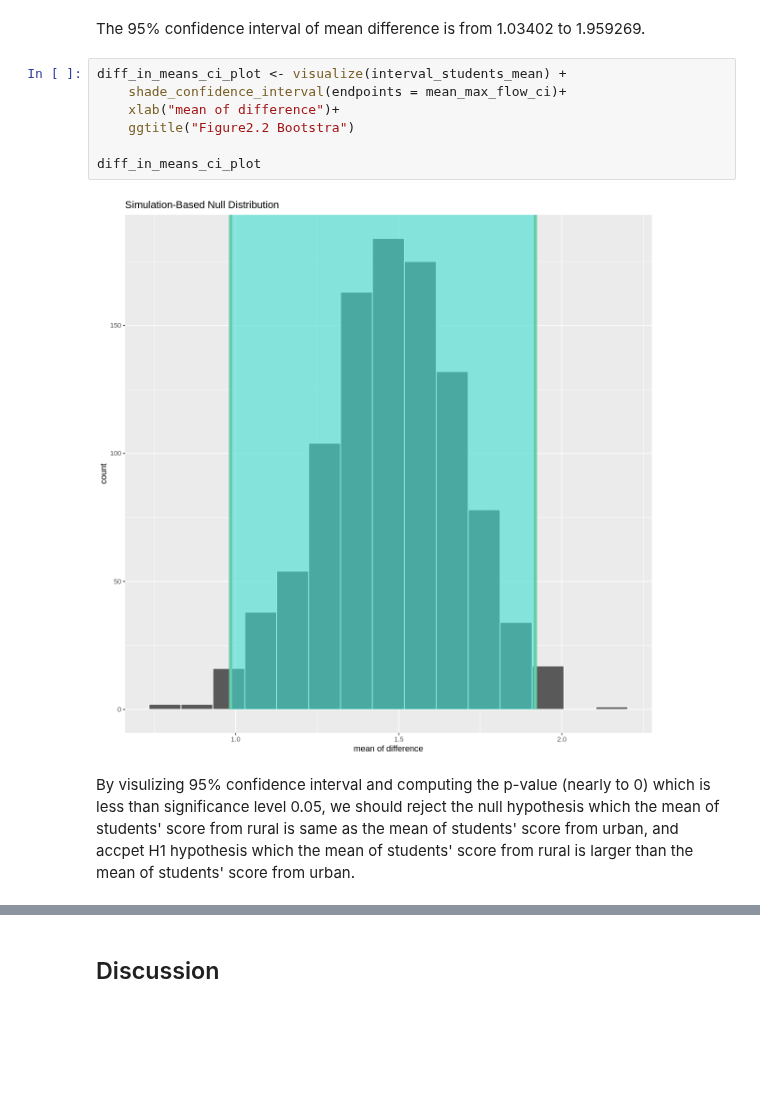
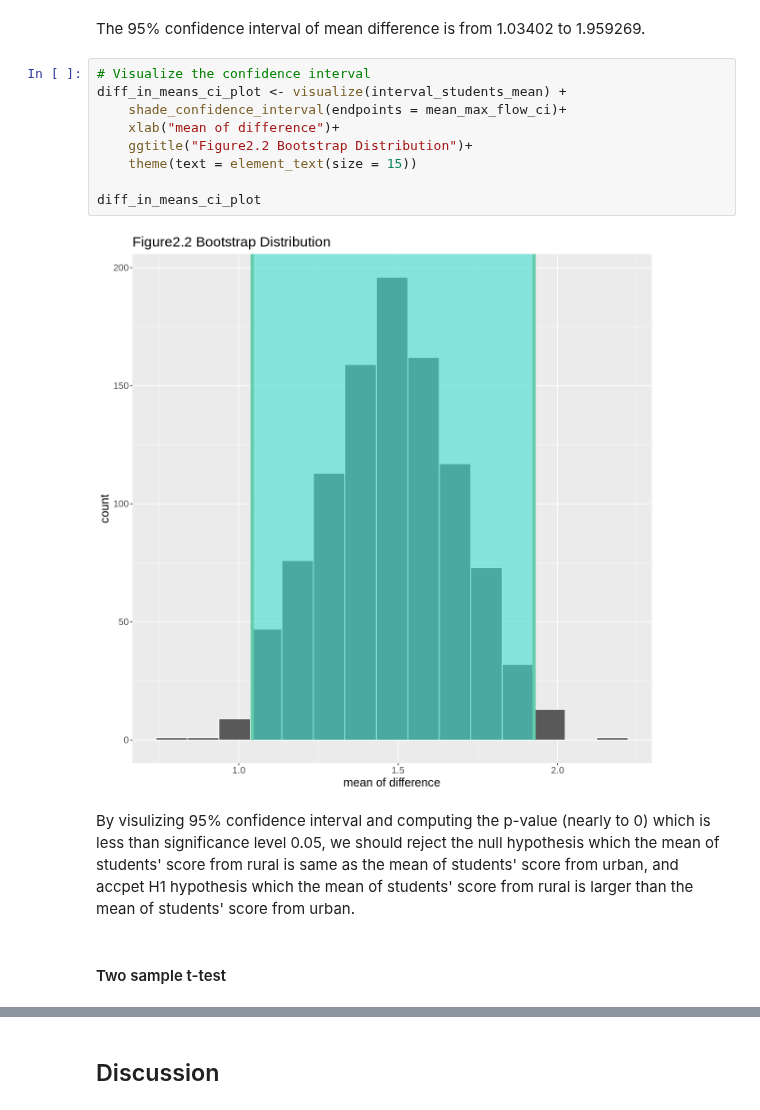
Before and after one commit to Zhangcheng0410/stat201, a Jupyter notebook: final_report.ipynb, the cells around one changed output, grey strips where cells are left out. Drawn from its saved outputs; the diff is of its cells as text; blank space fills up the shorter version.

```diff
--- a/final_report.ipynb
+++ b/final_report.ipynb
@@ -287,13 +288,17 @@ A tibble: 1 × 2
 # %% [markdown]
 The 95% confidence interval of mean difference is from 1.03402 to 1.959269.
 # %%
+# Visualize the confidence interval
 diff_in_means_ci_plot <- visualize(interval_students_mean) +
     shade_confidence_interval(endpoints = mean_max_flow_ci)+
     xlab("mean of difference")+
-    ggtitle("Figure2.2 Bootstra")
+    ggtitle("Figure2.2 Bootstrap Distribution")+
+    theme(text = element_text(size = 15))
 
 diff_in_means_ci_plot
 # %% [output]
-[figure, old version]
+[figure, new version]
 # %% [markdown]
 By visulizing 95% confidence interval and computing the p-value (nearly to 0) which is less than significance level 0.05, we should reject the null hypothesis which the mean of students' score from rural is same as the mean of students' score from urban, and accpet H1 hypothesis which the mean of students' score from rural is larger than the mean of students' score from urban.
+# %% [markdown]
+#### Two sample t-test
```
Also changed, not shown: parts of 10 cells of this notebook.
